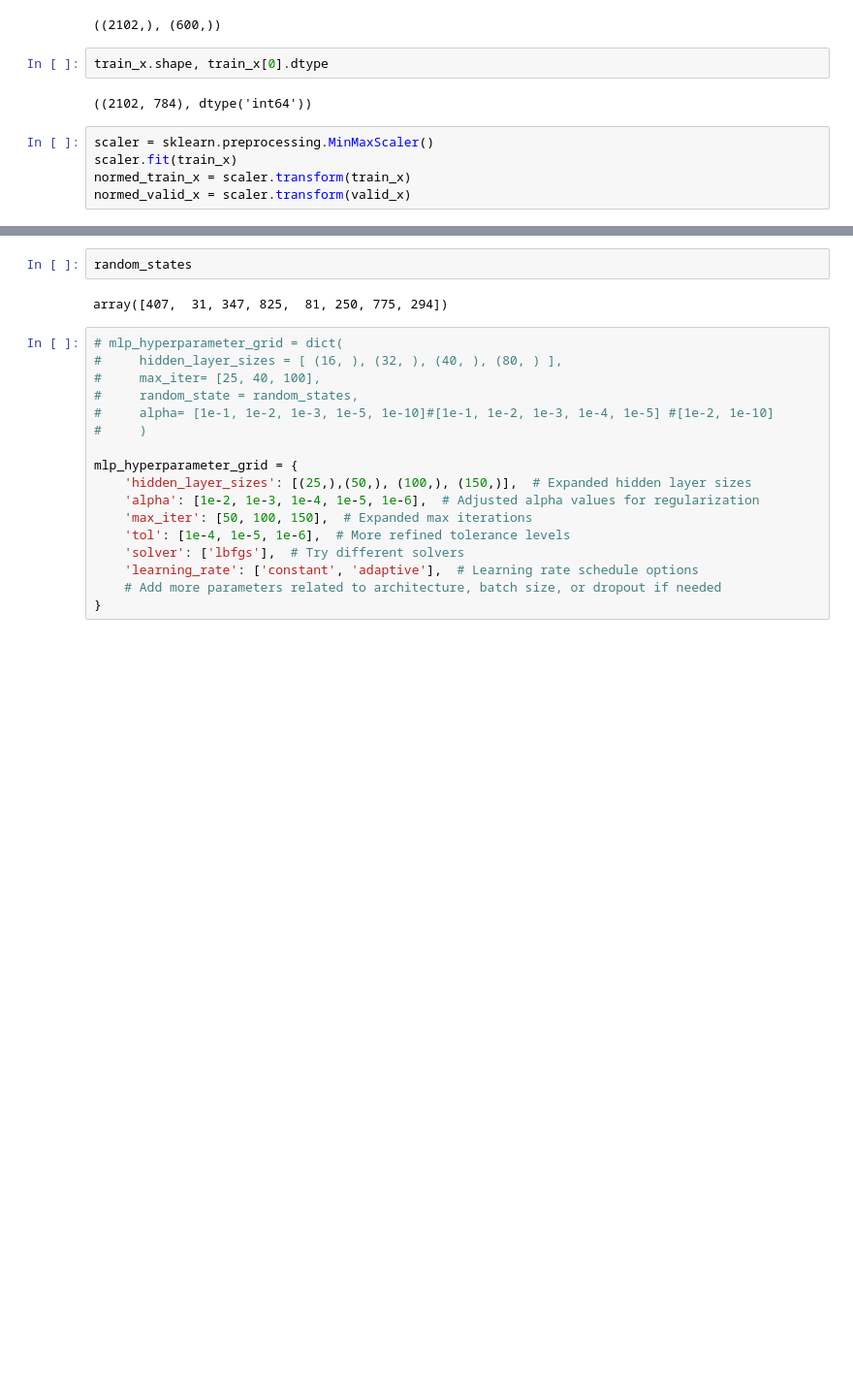
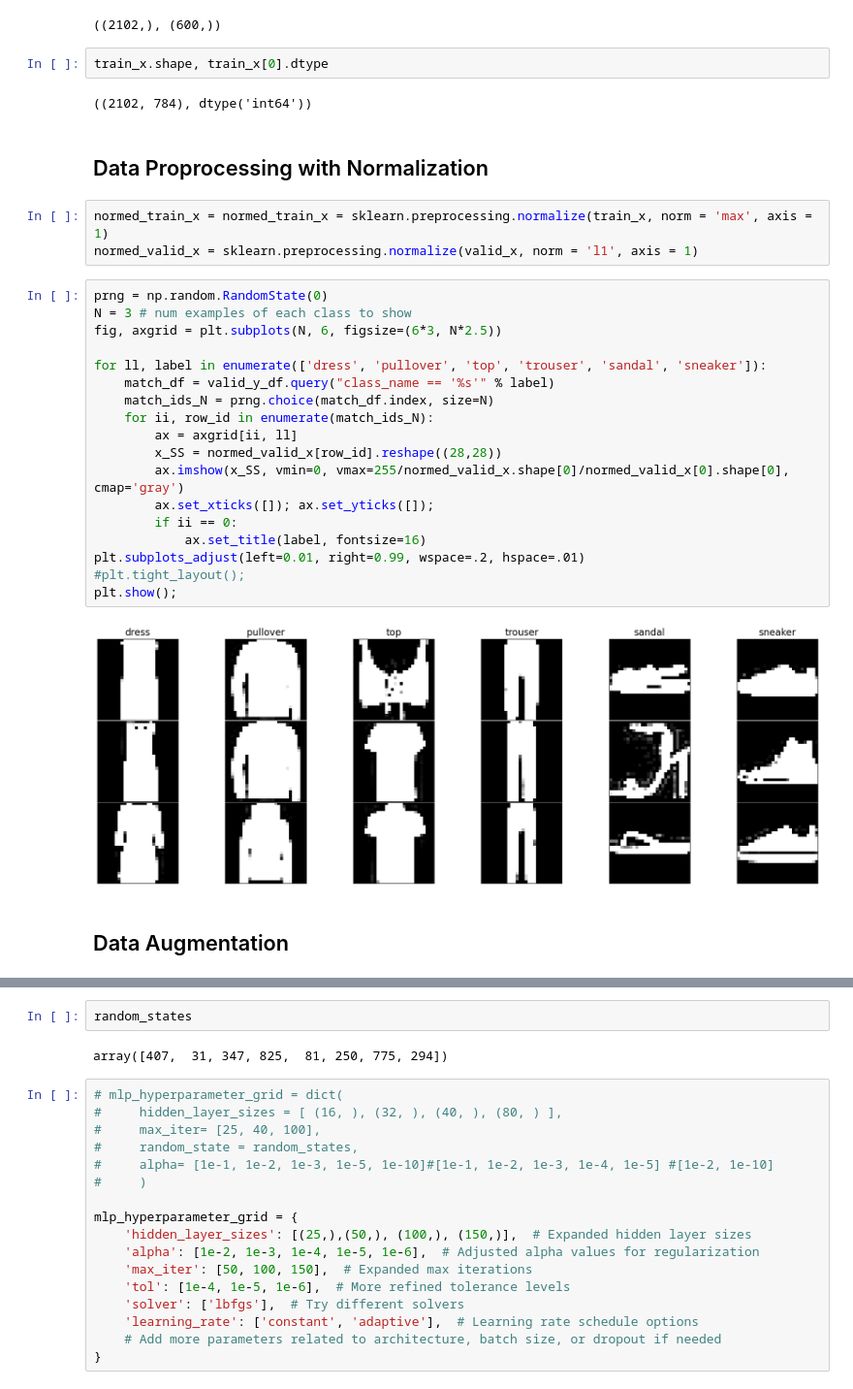
Before and after one commit to vmccab01/ProjectB_cs135, a Jupyter notebook: Part2.ipynb, the cells around one changed output, grey strips where cells are left out. Shown: that part at 97% size. Drawn from its saved outputs; the diff is of its cells as text; blank space fills up the shorter version.

```diff
--- a/Part2.ipynb
+++ b/Part2.ipynb
@@ -32,8 +32,30 @@ train_y.shape, valid_y.shape
 train_x.shape, train_x[0].dtype
 # %% [output]
 ((2102, 784), dtype('int64'))
-# %%
-scaler = sklearn.preprocessing.MinMaxScaler()
-scaler.fit(train_x)
-normed_train_x = scaler.transform(train_x)
-normed_valid_x = scaler.transform(valid_x)
+# %% [markdown]
+## Data Proprocessing with Normalization
+# %%
+normed_train_x = normed_train_x = sklearn.preprocessing.normalize(train_x, norm = 'max', axis = 1)
+normed_valid_x = sklearn.preprocessing.normalize(valid_x, norm = 'l1', axis = 1)
+# %%
+prng = np.random.RandomState(0)
+N = 3 # num examples of each class to show
+fig, axgrid = plt.subplots(N, 6, figsize=(6*3, N*2.5))
+
+for ll, label in enumerate(['dress', 'pullover', 'top', 'trouser', 'sandal', 'sneaker']):
+    match_df = valid_y_df.query("class_name == '%s'" % label)
+    match_ids_N = prng.choice(match_df.index, size=N)
+    for ii, row_id in enumerate(match_ids_N):
+        ax = axgrid[ii, ll]
+        x_SS = normed_valid_x[row_id].reshape((28,28))
+        ax.imshow(x_SS, vmin=0, vmax=255/normed_valid_x.shape[0]/normed_valid_x[0].shape[0], cmap='gray')
+        ax.set_xticks([]); ax.set_yticks([]);
+        if ii == 0:
+            ax.set_title(label, fontsize=16)
+plt.subplots_adjust(left=0.01, right=0.99, wspace=.2, hspace=.01)
+#plt.tight_layout();
+plt.show();
+# %% [output]
+[figure, added]
+# %% [markdown]
+## Data Augmentation
```
Also changed, not shown: parts of 9 cells of this notebook.
